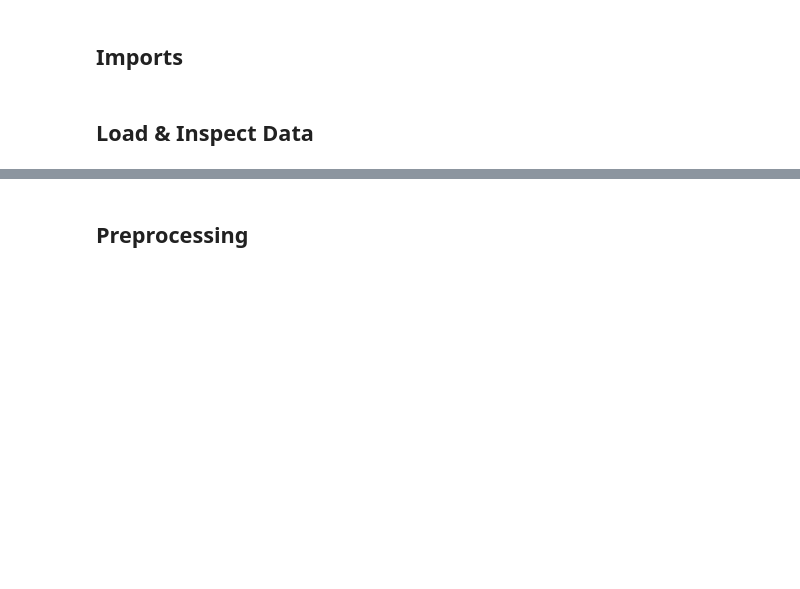
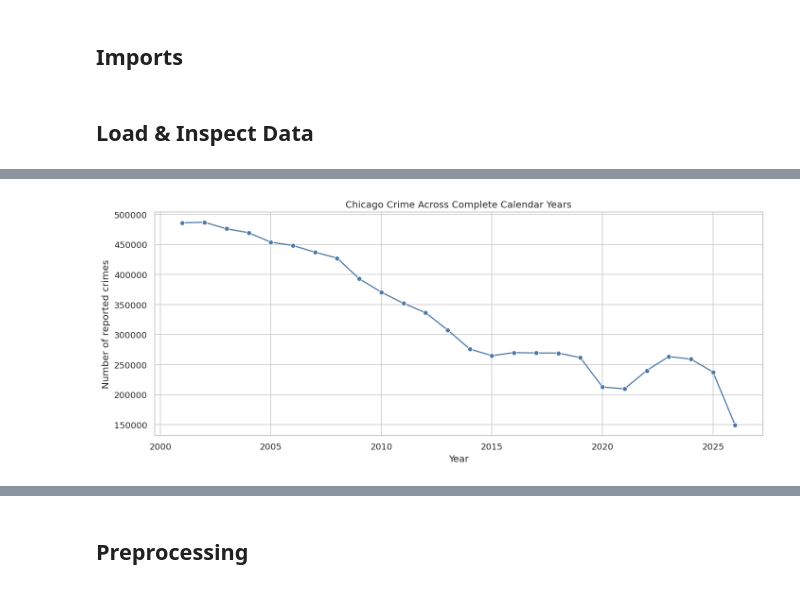
Before and after one commit to swirita/Chicago-Crime-Analysis-and-Forecasting, a Jupyter notebook: notebooks/02_crime_analysis_forecast.ipynb, the cells around one changed output, grey strips where cells are left out. Saved outputs shown, nothing was run; the diff lists cells and outputs as text; code cells hidden in the pictures; blank space fills up the shorter version.

```diff
--- a/notebooks/02_crime_analysis_forecast.ipynb
+++ b/notebooks/02_crime_analysis_forecast.ipynb
@@ -16,0 +168,4 @@
+# %%
+## Saving a binary is holiday feature
+df['Is_Holiday'] = df['US Holiday'].notna()
+df['Is_Holiday'].value_counts()
@@ -16,0 +178,4 @@
+# %%
+df = df.set_index("Date")
+
+df.info()
@@ -16,0 +233,23 @@
+# %%
+annual_counts = df.resample('YS').size()
+annual_counts.index = annual_counts.index.year
+annual_counts.index.name = 'Year'
+annual_counts.name = 'Number of Crimes'
+# %%
+fig, ax = plt.subplots(figsize=(12, 5))
+sns.lineplot(
+    x=annual_counts.index,
+    y=annual_counts.values,
+    marker='o',
+    color='#4C78A8',
+    ax=ax
+)
+ax.set(
+    title='Chicago Crime Across Complete Calendar Years',
+    xlabel='Year',
+    ylabel='Number of reported crimes'
+)
+ax.ticklabel_format(style='plain', axis='y')
+fig.tight_layout()
+# %% [output]
+[figure, added]
```
Also changed, not shown: parts of 41 cells of this notebook.
